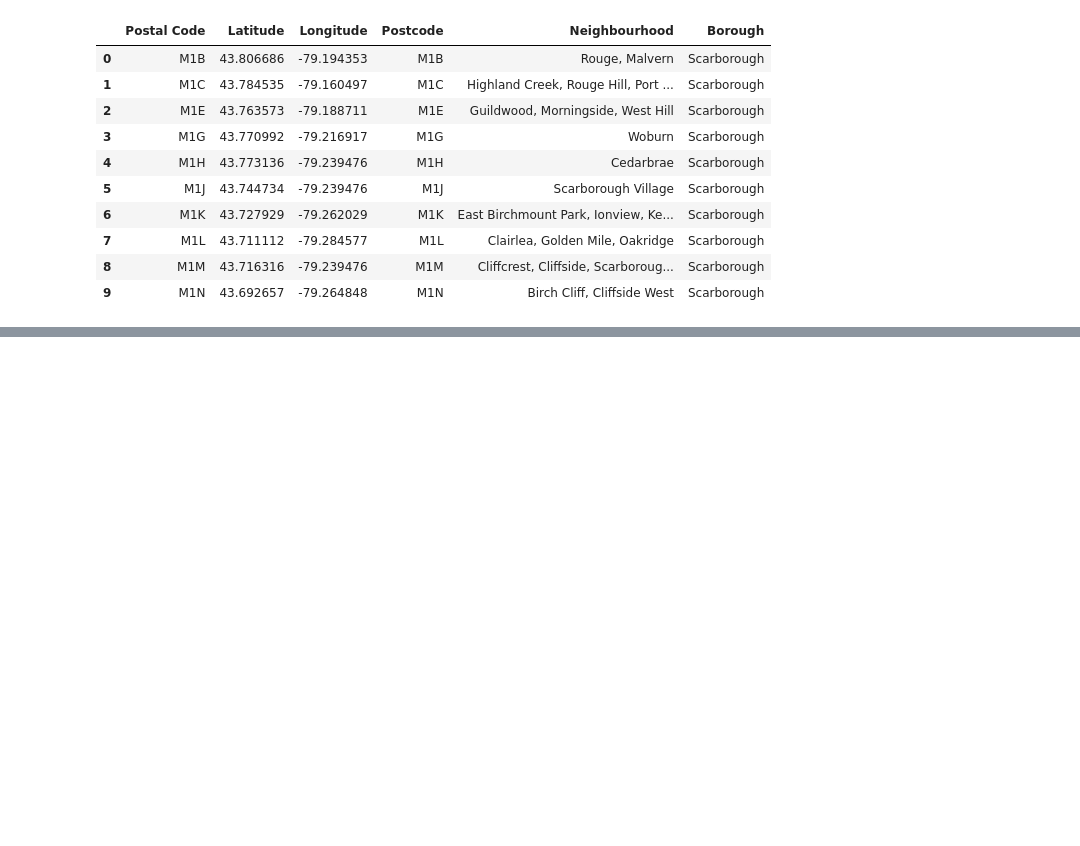
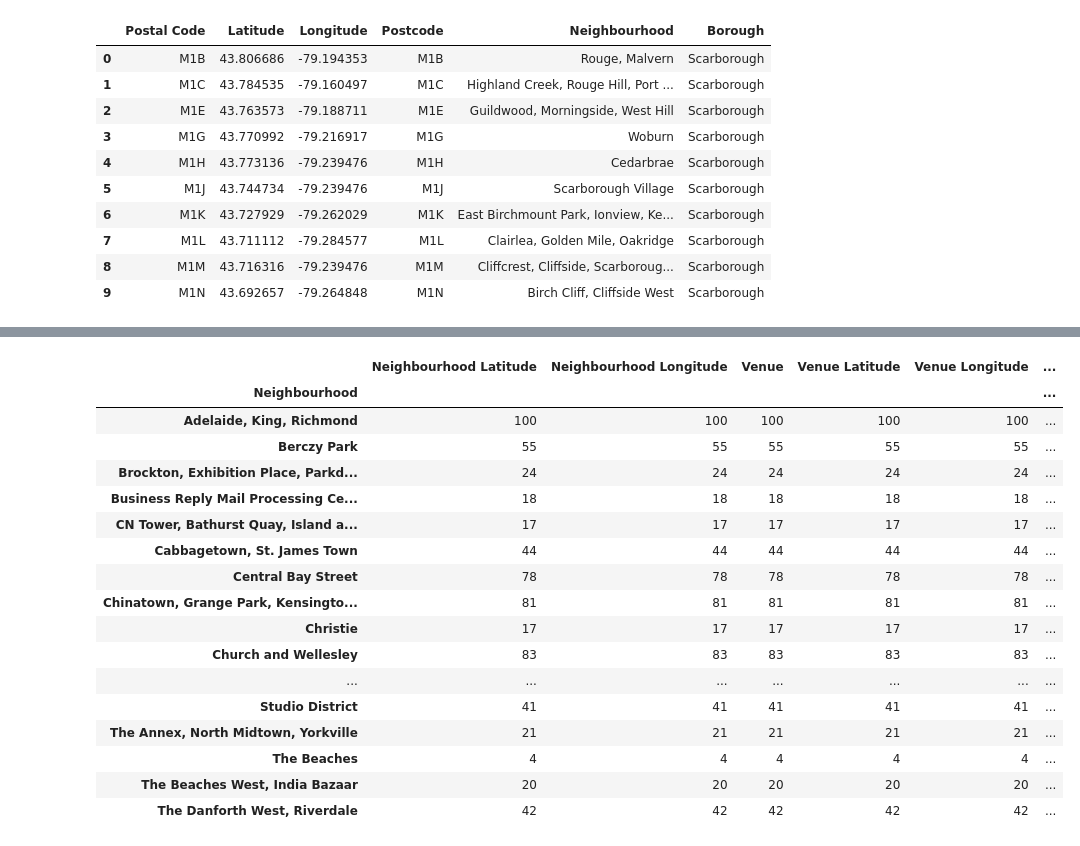
Before and after one commit to nimratkaurriar/toronto-neighbourhood, a Jupyter notebook: neighbourhood toronto.ipynb, the cells around one changed output, grey strips where cells are left out. Cells and saved outputs as stored; diff of their text form; code cells hidden in the pictures; blank space fills up the shorter version.

```diff
--- a/neighbourhood toronto.ipynb
+++ b/neighbourhood toronto.ipynb
@@ -89,0 +170,8 @@ dfinal.head(10)
+# %%
+address = 'Downtown Toronto, TO'
+
+geolocator = Nominatim()
+location = geolocator.geocode(address)
+latitude = location.latitude
+longitude = location.longitude
+print('The geograpical coordinate of Downtown Toronto are {}, {}.'.format(latitude, longitude))
@@ -89,0 +184,20 @@ dfinal.head(10)
+# %%
+map_dwtor = folium.Map(location=[latitude, longitude], zoom_start=11)
+
+
+folium.CircleMarker([latitude, longitude], radius=10, popup=label, color='Red', fill=True, fill_color='Red', fill_opacity=0.9,).add_to(map_dwtor)
+
+
+for lat, lng, label in zip(toronto_data['Latitude'], toronto_data['Longitude'], toronto_data['Neighbourhood']):
+    label = folium.Popup(label, parse_html=True)
+    folium.CircleMarker(
+        [lat, lng],
+        radius=5,
+        popup=label,
+        color='blue',
+        fill=True,
+        fill_color='#3186cc',
+        fill_opacity=0.7,
+        ).add_to(map_dwtor)
+
+map_dwtor
@@ -89,0 +206,8 @@ dfinal.head(10)
+# %%
+CLIENT_ID = 'CE52W2D4UCAA0KJTKGZS2WKOC04CXC1551PPJJLPM5HXTMCX'
+CLIENT_SECRET = 'DQPSQALZQG5EOVAY1BKH3WF5C352RZB5QZM3FFFXCI02POUU'
+VERSION = '20180901'
+
+print('Your credentails:')
+print('CLIENT_ID: ' + CLIENT_ID)
+print('CLIENT_SECRET:' + CLIENT_SECRET)
@@ -89,0 +258,4 @@ dfinal.head(10)
+# %%
+radius = 500
+LIMIT = 100
+Toronto_venues = NearbyVenues(names = toronto_data['Neighbourhood'], latitudes = toronto_data['Latitude'], longitudes = toronto_data['Longitude'])
@@ -89,0 +296,22 @@ dfinal.head(10)
+# %%
+
+Toronto_venues.groupby('Neighbourhood').count()
+# %% [output]
+|  | Neighbourhood Latitude | Neighbourhood Longitude | Venue | Venue Latitude | Venue Longitude | ... |
+| Neighbourhood |  |  |  |  |  | ... |
+| Adelaide, King, Richmond | 100 | 100 | 100 | 100 | 100 | ... |
+| Berczy Park | 55 | 55 | 55 | 55 | 55 | ... |
+| Brockton, Exhibition Place, Parkd... | 24 | 24 | 24 | 24 | 24 | ... |
+| Business Reply Mail Processing Ce... | 18 | 18 | 18 | 18 | 18 | ... |
+| CN Tower, Bathurst Quay, Island a... | 17 | 17 | 17 | 17 | 17 | ... |
+| Cabbagetown, St. James Town | 44 | 44 | 44 | 44 | 44 | ... |
+| Central Bay Street | 78 | 78 | 78 | 78 | 78 | ... |
+| Chinatown, Grange Park, Kensingto... | 81 | 81 | 81 | 81 | 81 | ... |
+| Christie | 17 | 17 | 17 | 17 | 17 | ... |
+| Church and Wellesley | 83 | 83 | 83 | 83 | 83 | ... |
+| ... | ... | ... | ... | ... | ... | ... |
+| Studio District | 41 | 41 | 41 | 41 | 41 | ... |
+| The Annex, North Midtown, Yorkville | 21 | 21 | 21 | 21 | 21 | ... |
+| The Beaches | 4 | 4 | 4 | 4 | 4 | ... |
+| The Beaches West, India Bazaar | 20 | 20 | 20 | 20 | 20 | ... |
+| The Danforth West, Riverdale | 42 | 42 | 42 | 42 | 42 | ... |
```
Also changed, not shown: parts of 31 cells of this notebook.
